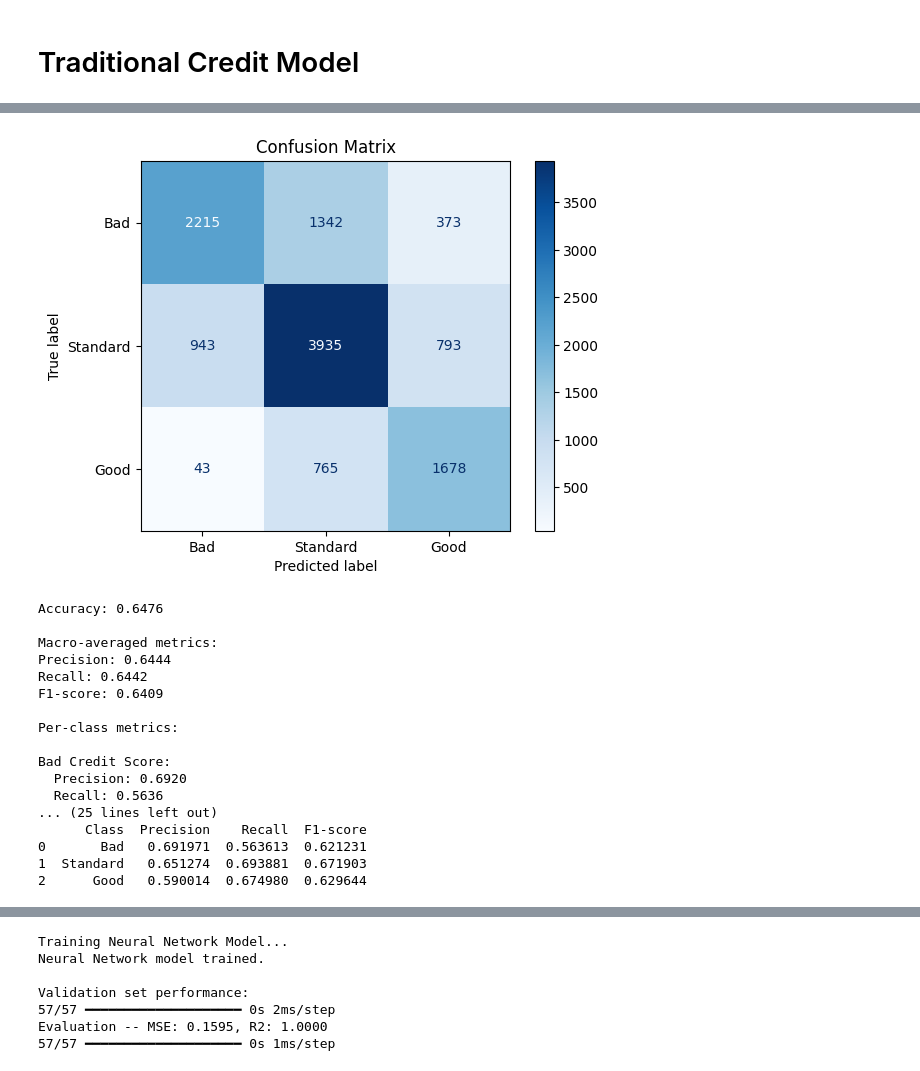
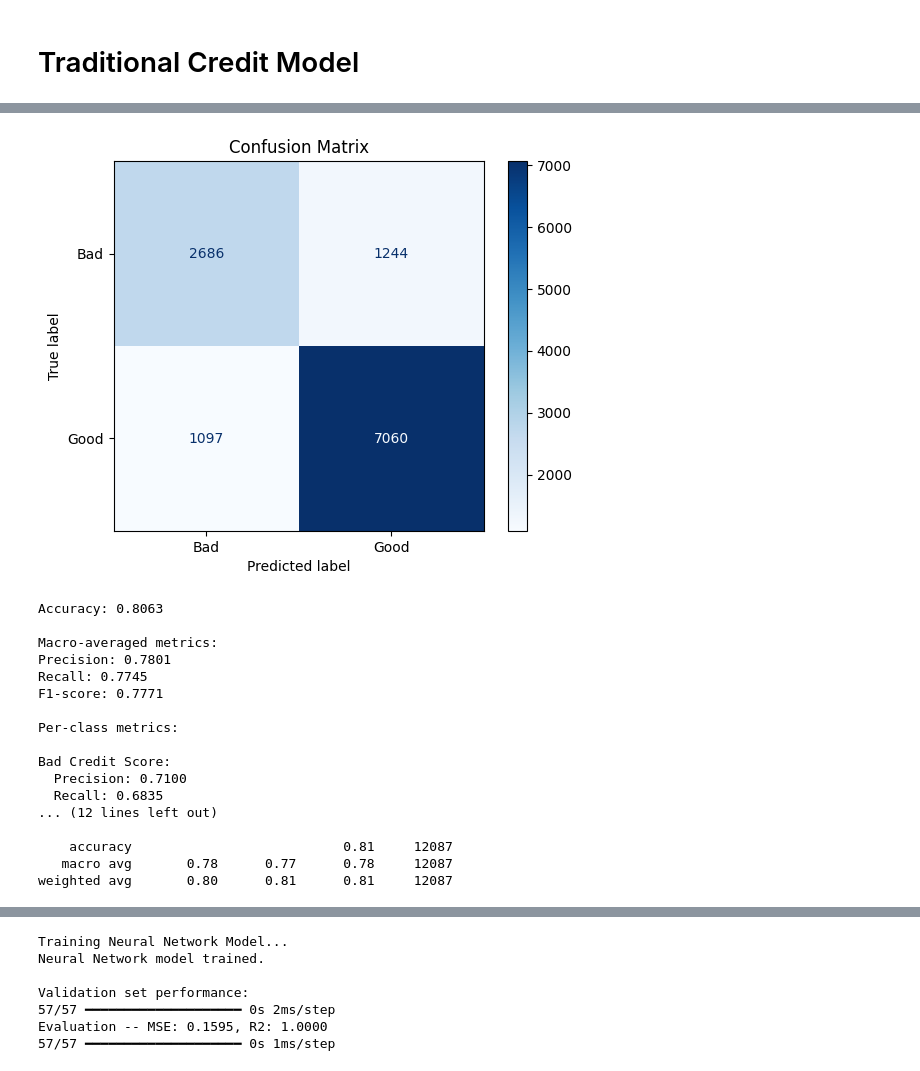
Before and after one commit to RenatoMendoza/CreditModel, a Jupyter notebook: Tests.ipynb, the cells around one changed output, grey strips where cells are left out. Drawn from its saved outputs; the diff is of its cells as text; code cells hidden in the pictures.

Commit message:
Credit model binary 80% acc

```diff
--- a/Tests.ipynb
+++ b/Tests.ipynb
@@ -19,4 +20,4 @@ avg_utilization_ratio = df.groupby('customer_id')['credit_utilization_ratio'].me
 data['avg_utilization_ratio'] = avg_utilization_ratio
 avg_inhand_income = df.groupby('customer_id')['monthly_inhand_salary'].mean().round().astype(int).reset_index()['monthly_inhand_salary']
 data['avg_inhand_income'] = avg_inhand_income
-data
+data['avg_credit_score'] = data['avg_credit_score'].replace(2, 1)
@@ -37,5 +24,5 @@ data
 # %%
-resultado = calculate_traditional_credit_score(data)
+resultado = calculate_traditional_credit_score_binary(data)
 resultado
 # %% [output]
 |  | customer_id | avg_credit_history | avg_delay | avg_num_inquires | avg_outstanding_debt | avg_credit_mix | ... |
@@ -95,74 +46,60 @@ resultado['fico_score'].hist(bins=70, color='blue', alpha=0.7)
 # %%
 from sklearn.metrics import confusion_matrix, classification_report, accuracy_score, precision_score, recall_score, f1_score, ConfusionMatrixDisplay
 
-df_results['Predicted Credit Score'] = df_results['Calculated FICO Score'].apply(aid.classify_fico)
+y_true = resultado['avg_credit_score']
+y_pred = resultado['credit_category']
 
-y_true = df_results['Original Credit Score']
-y_pred = df_results['Predicted Credit Score']
-
-cm = confusion_matrix(y_true, y_pred, labels=[0, 1, 2])
-disp = ConfusionMatrixDisplay(confusion_matrix=cm, display_labels=['Bad', 'Standard', 'Good'])
+cm = confusion_matrix(y_true, y_pred, labels=[0, 1])
+disp = ConfusionMatrixDisplay(confusion_matrix=cm, display_labels=['Bad', 'Good'])
 disp.plot(cmap='Blues')
 plt.title('Confusion Matrix')
 plt.show()
 
 # Calculate basic metrics
 accuracy = accuracy_score(y_true, y_pred)
 precision_macro = precision_score(y_true, y_pred, average='macro')
 recall_macro = recall_score(y_true, y_pred, average='macro')
 f1_macro = f1_score(y_true, y_pred, average='macro')
 
 # Calculate metrics for each class
 precision_per_class = precision_score(y_true, y_pred, average=None, labels=[0, 1, 2])
 recall_per_class = recall_score(y_true, y_pred, average=None, labels=[0, 1, 2])
 f1_per_class = f1_score(y_true, y_pred, average=None, labels=[0, 1, 2])
 
 # Print results
 print(f"Accuracy: {accuracy:.4f}")
 print("\nMacro-averaged metrics:")
 print(f"Precision: {precision_macro:.4f}")
 print(f"Recall: {recall_macro:.4f}")
 print(f"F1-score: {f1_macro:.4f}")
 
 print("\nPer-class metrics:")
-class_names = ['Bad', 'Standard', 'Good']
+class_names = ['Bad', 'Good']
 for i, class_name in enumerate(class_names):
     print(f"\n{class_name} Credit Score:")
     print(f"  Precision: {precision_per_class[i]:.4f}")
     print(f"  Recall: {recall_per_class[i]:.4f}")
     print(f"  F1-score: {f1_per_class[i]:.4f}")
 
 # Detailed classification report
 print("\nDetailed Classification Report:")
 print(classification_report(y_true, y_pred, target_names=class_names))
-
-# Create a DataFrame to store metrics
-metrics_df = pd.DataFrame({
-    'Class': class_names,
-    'Precision': precision_per_class,
-    'Recall': recall_per_class,
-    'F1-score': f1_per_class
-})
-
-# Display metrics as a table
-print("\nMetrics Table:")
-print(metrics_df)
 # %% [output]
-[figure, old version]
+[figure, new version]
-Accuracy: 0.6476
+Accuracy: 0.8063
 
 Macro-averaged metrics:
-Precision: 0.6444
-Recall: 0.6442
-F1-score: 0.6409
+Precision: 0.7801
+Recall: 0.7745
+F1-score: 0.7771
 
 Per-class metrics:
 
 Bad Credit Score:
-  Precision: 0.6920
-  Recall: 0.5636
-... (25 lines left out)
-      Class  Precision    Recall  F1-score
-0       Bad   0.691971  0.563613  0.621231
-1  Standard   0.651274  0.693881  0.671903
-2      Good   0.590014  0.674980  0.629644
+  Precision: 0.7100
+  Recall: 0.6835
+... (12 lines left out)
+
+    accuracy                           0.81     12087
+   macro avg       0.78      0.77      0.78     12087
+weighted avg       0.80      0.81      0.81     12087
```
Also changed, not shown: parts of 11 cells of this notebook, 1 other file.
